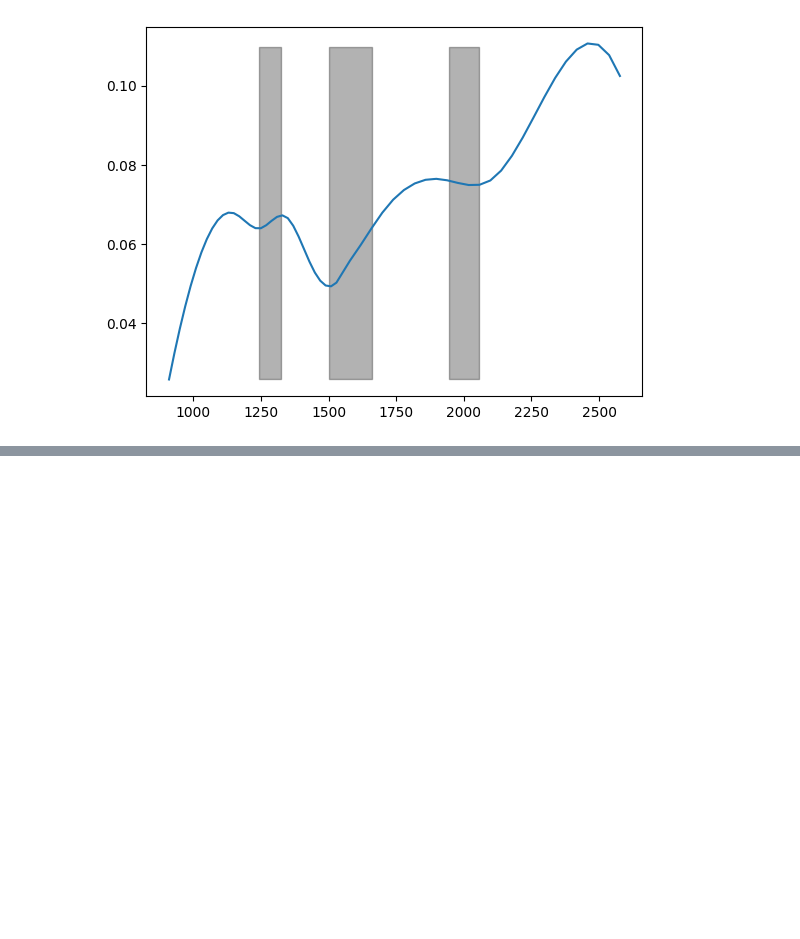
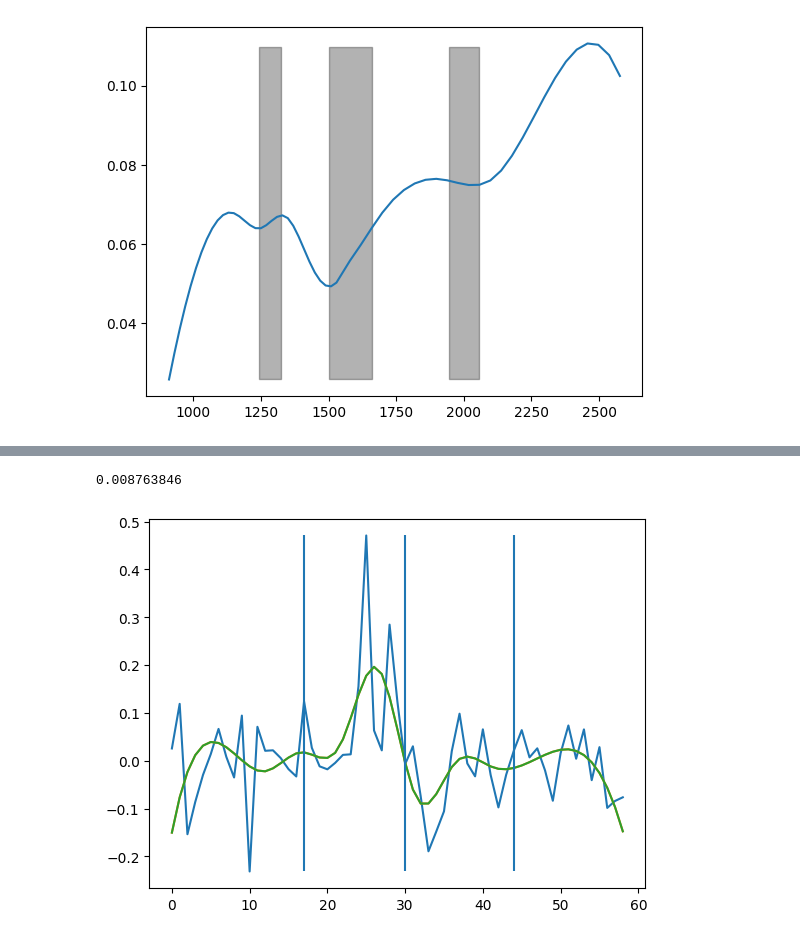
Before and after one commit to z-vig/M3_Pro, a Jupyter notebook: test.ipynb, the cells around one changed output, grey strips where cells are left out. Saved outputs shown, nothing was run; the diff lists cells and outputs as text; code cells hidden in the pictures; blank space fills up the shorter version.

```diff
--- a/test.ipynb
+++ b/test.ipynb
@@ -817,0 +854,18 @@ myarr = np.fill()
+# %%
+import numpy as np
+import tifffile as tf
+import matplotlib.pyplot as plt
+correction_im = tf.imread('D:/Data/Ice_Pipeline_Out_8-7-23/rfl_correction/20090528t083319.tif')
+smooth_im = tf.imread('D:/Data/Ice_Pipeline_Out_8-7-23/rfl_smooth/20090528t083319.tif')
+smooth_im2 = tf.imread('D:/Data/Ice_Pipeline_Out_8-7-23/rfl_smooth_complete/20090528t083319.tif')
+
+def plot(x,y):
+    plt.plot(correction_im[x,y,:])
+    plt.plot(smooth_im[x,y,:])
+    plt.plot(smooth_im2[x,y,:])
+    plt.vlines([17,30,44],correction_im[x,y].min(),correction_im[x,y].max())
+    print (np.mean(correction_im[x,y,:]))
+plot(465,65)
+# %% [output]
+0.008763846
+[figure, added]
```
Also changed, not shown: parts of 10 cells of this notebook, 13 other files.
